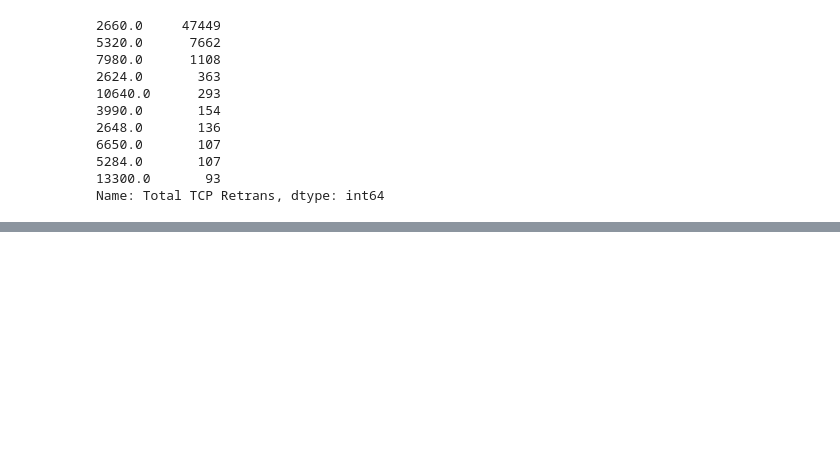
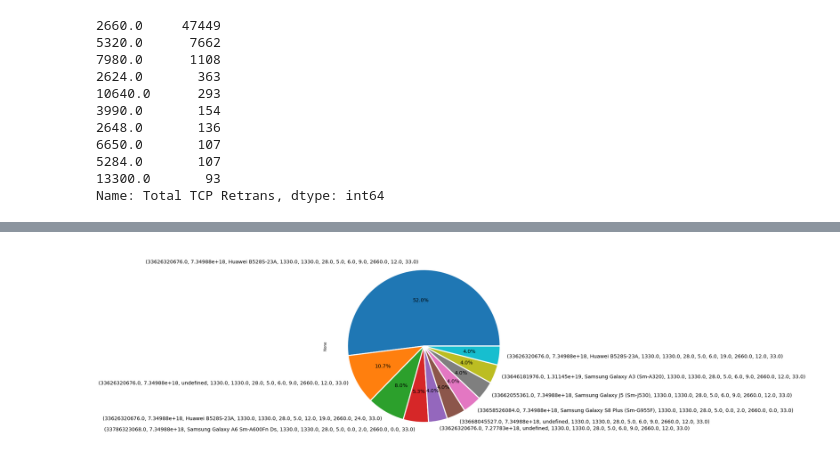
Before and after one commit to behigu/TellCo-Telecom-User-s-Data-Analysis, a Jupyter notebook: notebooks/Telco_telecom_user_data_analysis.ipynb, the cells around one changed output, grey strips where cells are left out. Saved outputs shown, nothing was run; the diff lists cells and outputs as text; code cells hidden in the pictures; blank space fills up the shorter version.

```diff
--- a/notebooks/Telco_telecom_user_data_analysis.ipynb
+++ b/notebooks/Telco_telecom_user_data_analysis.ipynb
@@ -911,0 +961,8 @@ Name: Total TCP Retrans, dtype: int64
+# %%
+avg_TCP_ = new_net_df.value_counts().head(10)
+avg_TCP_.plot(x="Handset Type", y="Total TCP Retrans", kind="pie",figsize=(20,10), autopct='%.1f%%',
+       wedgeprops={'linewidth': 3.0, 'edgecolor': 'white'},
+       textprops={'size': 'x-large'})
+plt.show()
+# %% [output]
+[figure, added]
```
Also changed, not shown: parts of 8 cells of this notebook.
